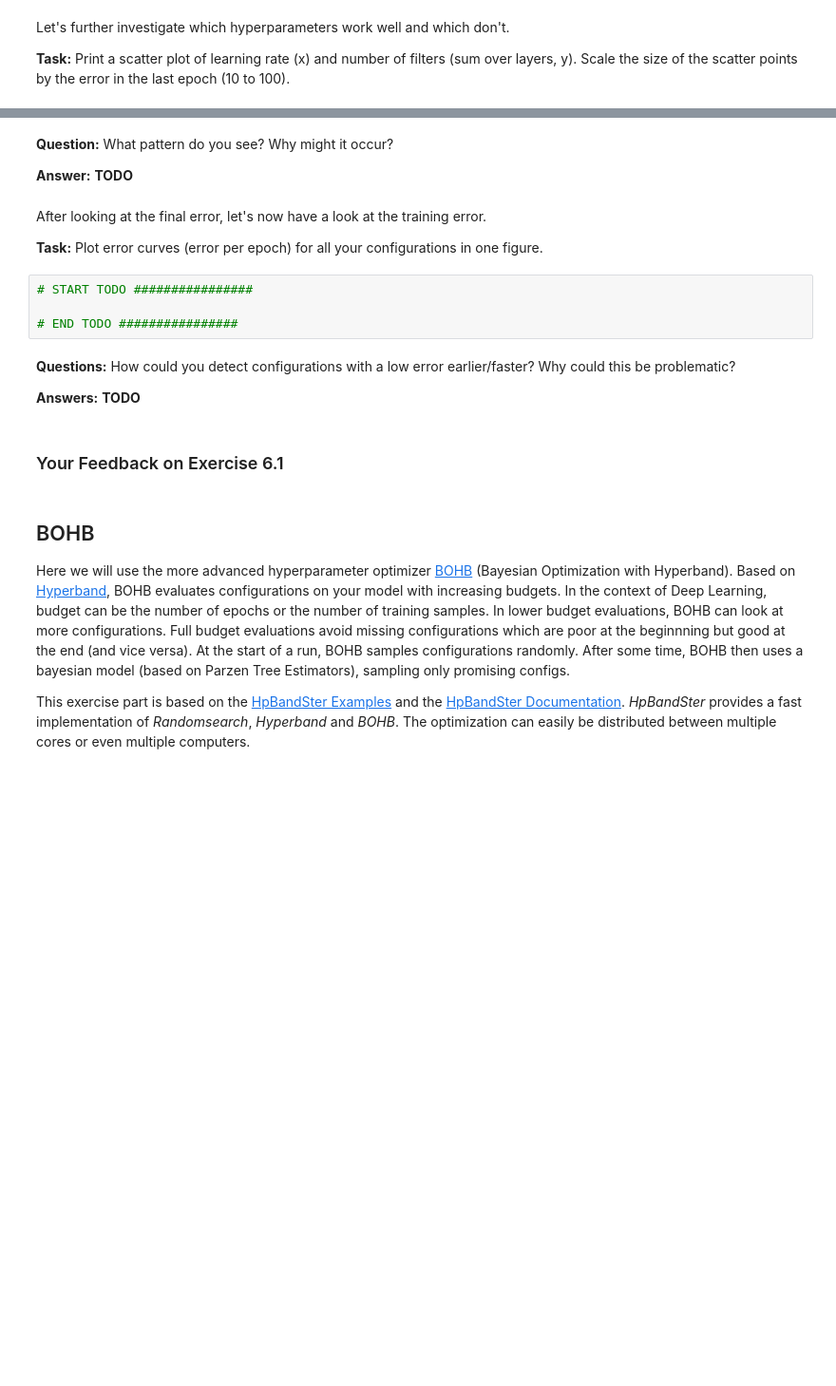
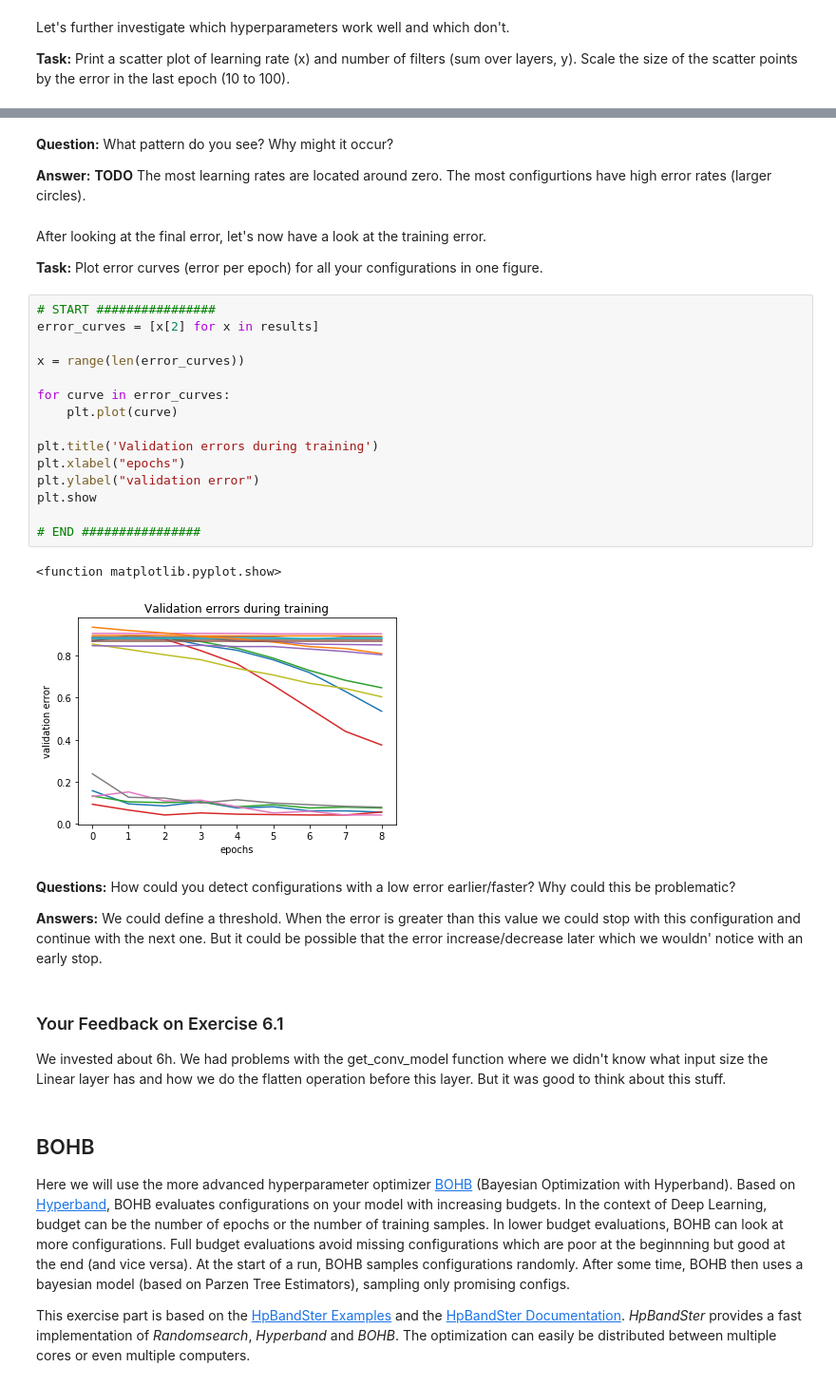
Before and after one commit to JulesBlubb/Foundations-of-Deep-Learning, a Jupyter notebook: exercise06/exercise06_hpo_bohb.ipynb, the cells around one changed output, grey strips where cells are left out. Shown at 95% size. Drawn from its saved outputs; the diff is of its cells as text; blank space fills up the shorter version.

```diff
--- a/exercise06/exercise06_hpo_bohb.ipynb
+++ b/exercise06/exercise06_hpo_bohb.ipynb
@@ -341,21 +379,37 @@ Let's further investigate which hyperparameters work well and which don't.
 # %% [markdown]
 **Question:** What pattern do you see? Why might it occur?
 
-**Answer:** **TODO**
+**Answer:** **TODO** The most learning rates are located around zero. The most configurtions have high error rates (larger circles).
 # %% [markdown]
 After looking at the final error, let's now have a look at the training error.
 
 **Task:** Plot error curves (error per epoch) for all your configurations in one figure.
-# %%
-# START TODO ################
-
-# END TODO ################
+# %%
+# START ################
+error_curves = [x[2] for x in results]
+
+x = range(len(error_curves))
+
+for curve in error_curves:
+    plt.plot(curve)
+
+plt.title('Validation errors during training')
+plt.xlabel("epochs")
+plt.ylabel("validation error")
+plt.show
+
+# END ################
+# %% [output]
+<function matplotlib.pyplot.show>
+[figure, added]
 # %% [markdown]
 **Questions:** How could you detect configurations with a low error earlier/faster? Why could this be problematic?
 
-**Answers:** **TODO**
+**Answers:** We could define a threshold. When the error is greater than this value we could stop with this configuration and continue with the next one. But it could be possible that the error increase/decrease later which we wouldn' notice with an early stop.
-# %% [markdown]
-### Your Feedback on Exercise 6.1
+# %% [markdown]
+### Your Feedback on Exercise 6.1
+
+We invested about 6h. We had problems with the get_conv_model function where we didn't know what input size the Linear layer has and how we do the flatten operation before this layer. But it was good to think about this stuff.
 # %% [markdown]
 ## BOHB
 
```
Also changed, not shown: parts of 10 cells of this notebook, 1 other file.
